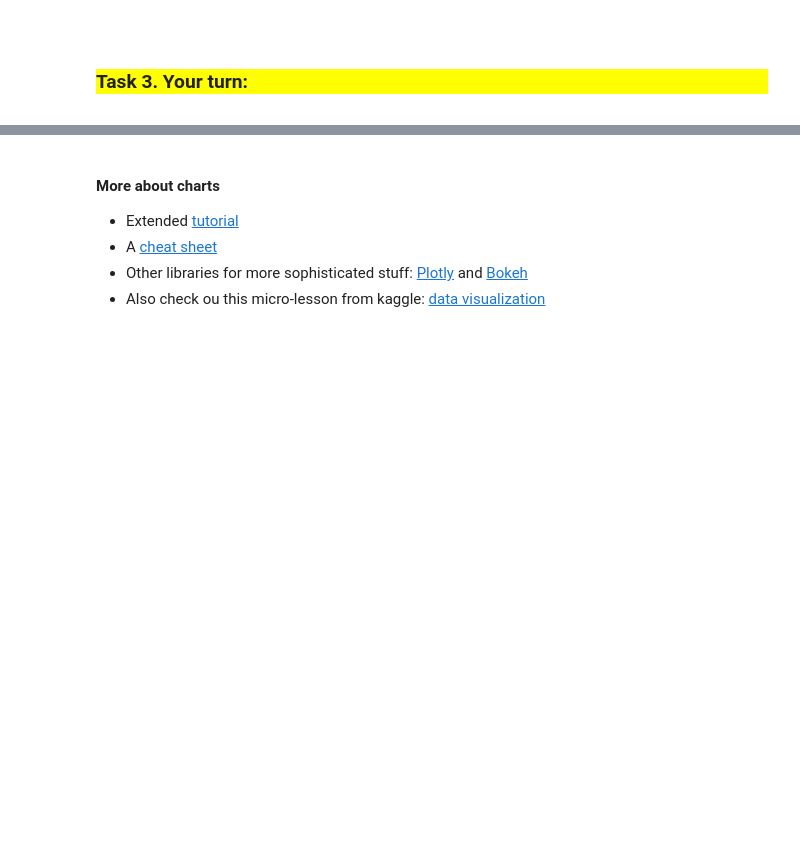
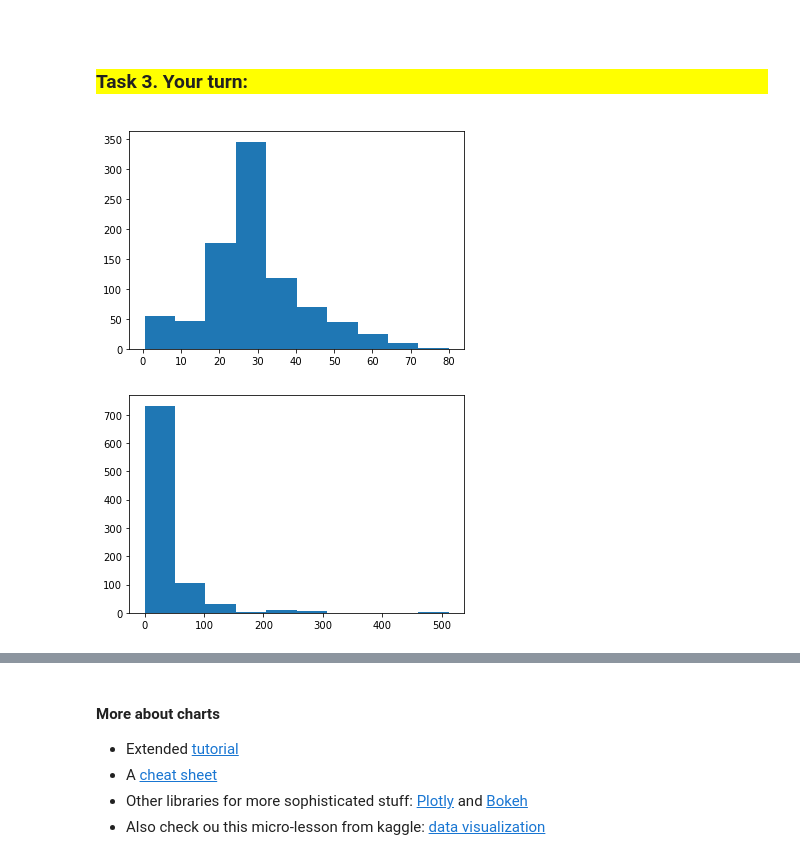
Before and after one commit to Jiashu51Han8/ml_pandas_primer, a Jupyter notebook: pandas_primer_lab.ipynb, the cells around one changed output, grey strips where cells are left out. Cells and saved outputs as stored; diff of their text form; code cells hidden in the pictures; blank space fills up the shorter version.

```diff
--- a/pandas_primer_lab.ipynb
+++ b/pandas_primer_lab.ipynb
@@ -59,7 +64,7 @@ __Update the variable `file_name` in the cell below to point to your local direc
 []: #if 'google.colab' in sys.modules:
     !wget -q https://raw.githubusercontent.com/yandexdataschool/Practical_RL/coursera/week1_intro/primer/train.csv--->
 # %%
-file_name = "../../data_ml_2020/titanic.csv"
+file_name = "/users/hanjiashu/Desktop/ML2020Labs/data/titanic.csv"
 # %%
 import pandas as pd
 
@@ -281,5 +481,11 @@ plt.hist([0, 1, 1, 1, 2, 2, 3, 3, 3, 3, 3, 4,
 # %%
 # plot a histogram of age and a histogram of ticket fares on separate plots
 
-<YOUR CODE>
+plt.hist(data["Age"])
+plt.show()
+plt.hist(data["Fare"])
+plt.show()
+# %% [output]
+[figure, added]
+[figure, added]
 # %%
```
Also changed, not shown: parts of 33 cells of this notebook, 1 other file.
